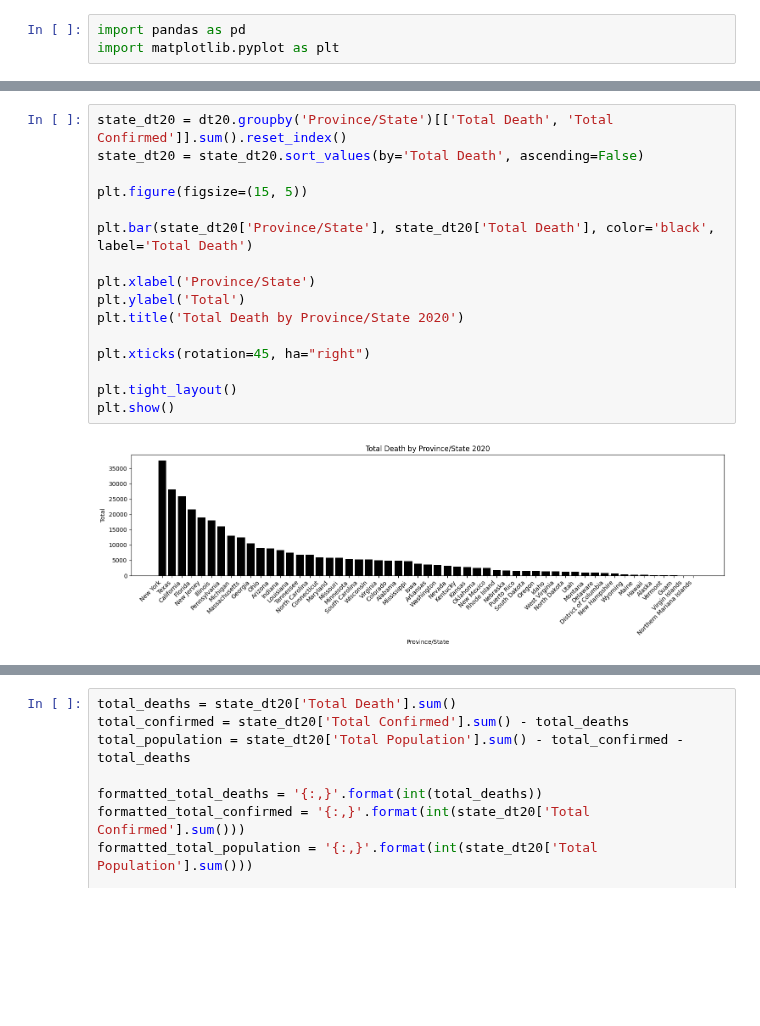
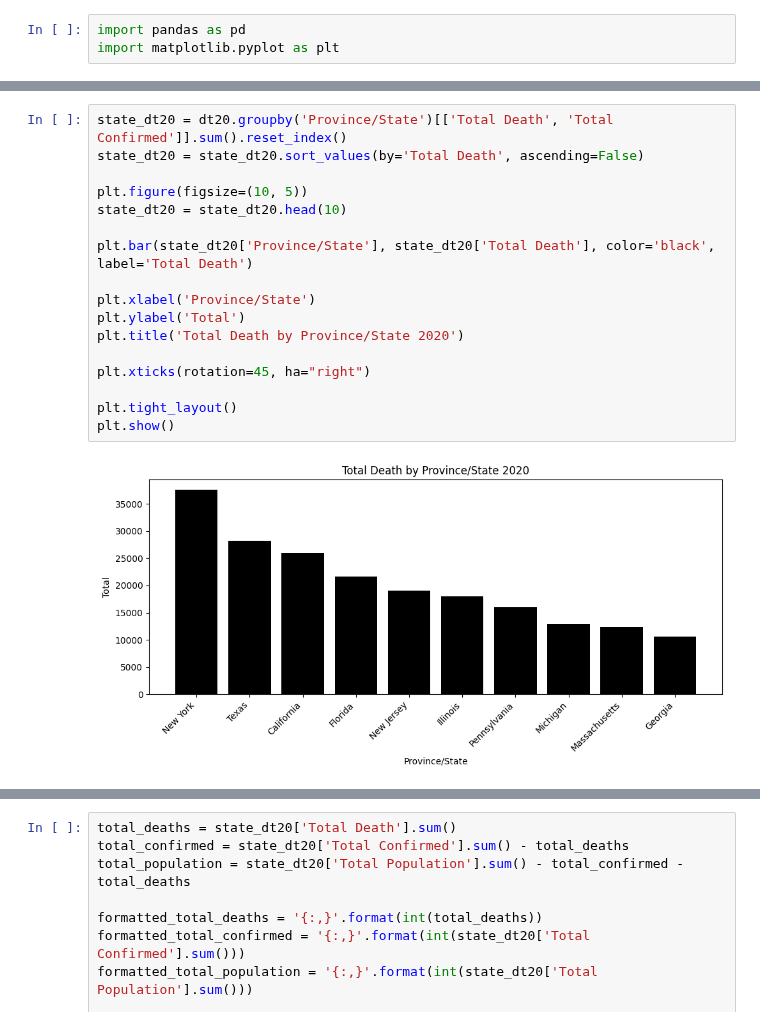
Before and after one commit to AppleBoiy/cs203-c19-analysis, a Jupyter notebook: code/ranking.ipynb, the cells around one changed output, grey strips where cells are left out. Drawn from its saved outputs; the diff is of its cells as text; blank space fills up the shorter version.

```diff
--- a/code/ranking.ipynb
+++ b/code/ranking.ipynb
@@ -124,21 +132,22 @@ plt.show()
 # %%
 state_dt20 = dt20.groupby('Province/State')[['Total Death', 'Total Confirmed']].sum().reset_index()
 state_dt20 = state_dt20.sort_values(by='Total Death', ascending=False)
 
-plt.figure(figsize=(15, 5))
+plt.figure(figsize=(10, 5))
+state_dt20 = state_dt20.head(10)
 
 plt.bar(state_dt20['Province/State'], state_dt20['Total Death'], color='black', label='Total Death')
 
 plt.xlabel('Province/State')
 plt.ylabel('Total')
 plt.title('Total Death by Province/State 2020')
 
 plt.xticks(rotation=45, ha="right")
 
 plt.tight_layout()
 plt.show()
 # %% [output]
-[figure, old version]
+[figure, new version]
 # %%
 state_dt20 = dt20.groupby('Province/State')[['Total Death', 'Total Confirmed']].sum().reset_index()
 state_dt20 = state_dt20.sort_values(by='Total Confirmed', ascending=False)
```
Also changed, not shown: parts of 15 cells of this notebook.
